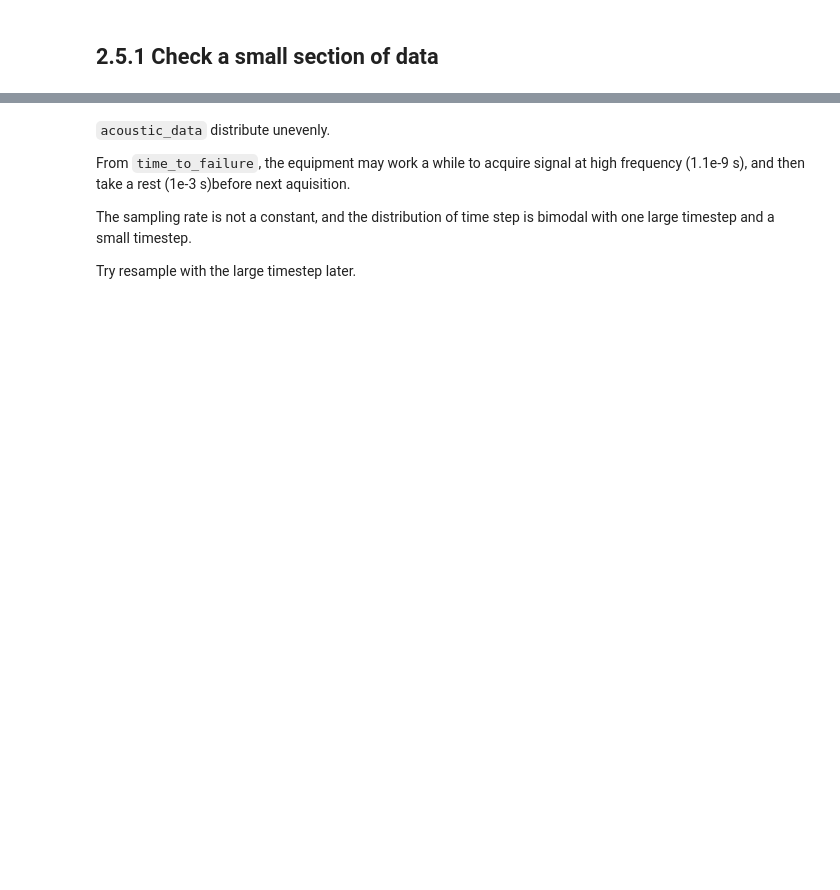
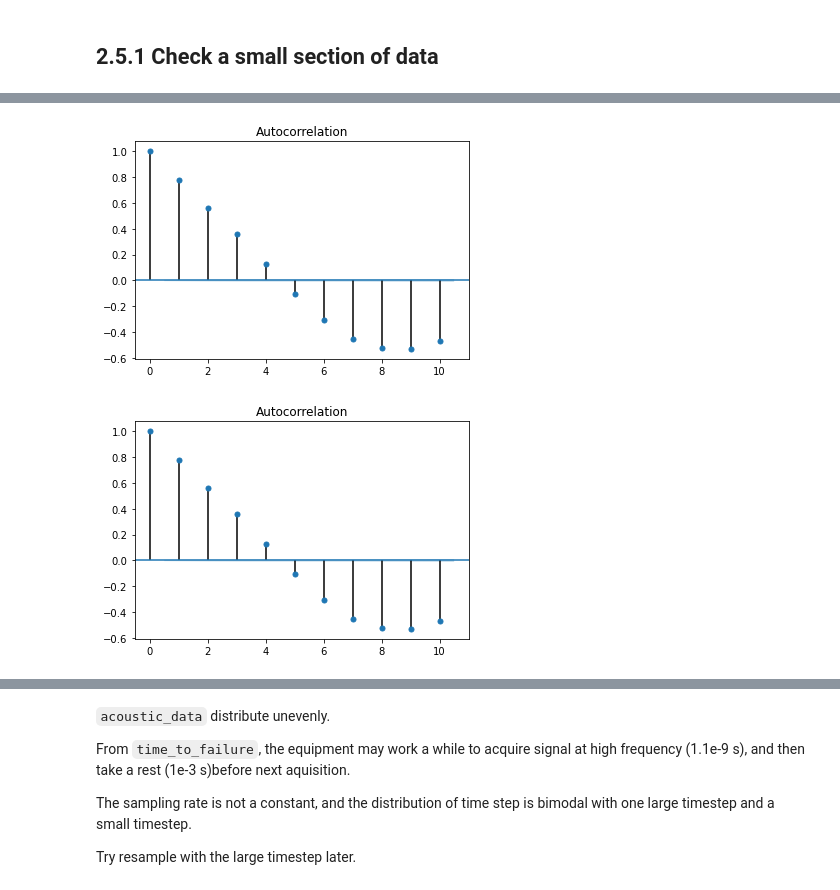
Before and after one commit to qq7933086/Laboratory_earthquake_time_prediction, a Jupyter notebook: Notebooks/02-data-wrangling-laboratoryearthquake.ipynb, the cells around one changed output, grey strips where cells are left out. Saved outputs shown, nothing was run; the diff lists cells and outputs as text; code cells hidden in the pictures; blank space fills up the shorter version.

```diff
--- a/Notebooks/02-data-wrangling-laboratoryearthquake.ipynb
+++ b/Notebooks/02-data-wrangling-laboratoryearthquake.ipynb
@@ -64,8 +42,11 @@ del train_ttf_sample_df
+# %%
+filename = 'D:/DataScience/rawdata/2ndCapstone/train.csv'
 # %% [markdown]
 ## 2.5.1 Check a small section of data
-# %%
-filename = '../input/LANL-Earthquake-Prediction/train.csv'
 # %%
 # df_tr_sec =  pd.read_csv(filename,nrows = 6e6)
-records = 10_000_000
+records = 150_000
 df_tr_sec =  pd.read_csv(filename,nrows = records)
+# %%
+plot_acf(df_tr_sec['acoustic_data'], lags=10,alpha=.05, fft = True)
+# %% [output]
@@ -72,2 +54,4 @@ df_tr_sec =  pd.read_csv(filename,nrows = records)
+[figure, added]
+[figure, added]
 # %%
 df_tr_sec.info()
```
Also changed, not shown: parts of 103 cells of this notebook.
